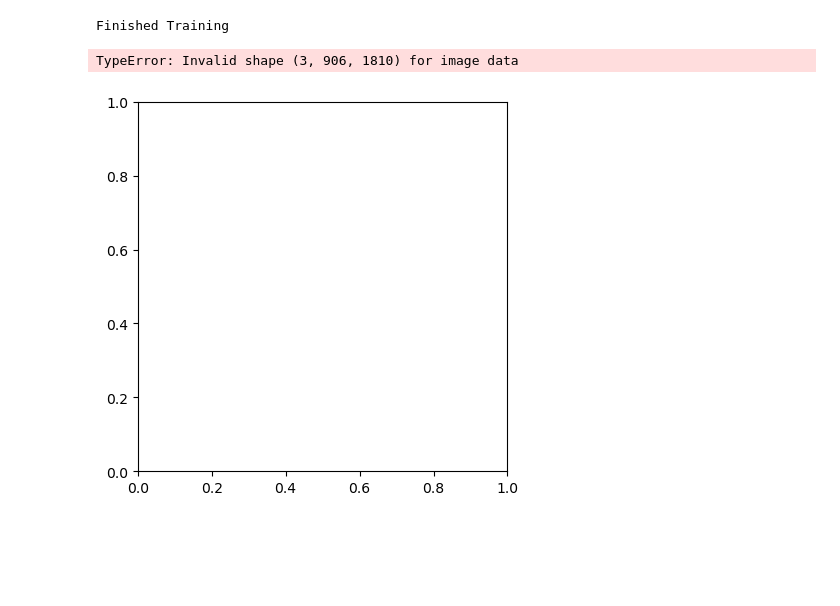
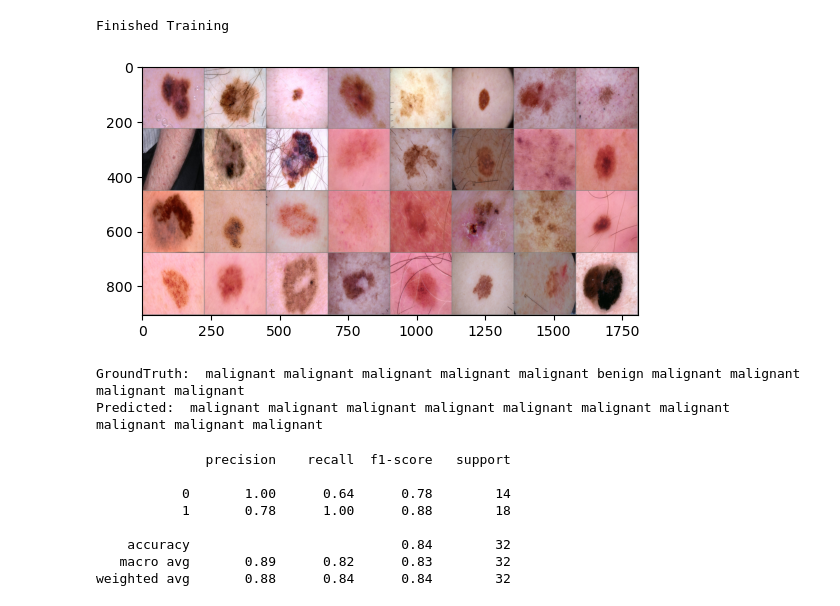
Before and after one commit to goldense2014/Springboard, a Jupyter notebook: Capstone 3/Capstone 3.ipynb, the cells around one changed output. Saved outputs shown, nothing was run; the diff lists cells and outputs as text; code cells hidden in the pictures; blank space fills up the shorter version.

```diff
--- a/Capstone 3/Capstone 3.ipynb
+++ b/Capstone 3/Capstone 3.ipynb
@@ -327,24 +308,48 @@ torch.save(net.state_dict(), PATH)
 # %%
 # Test the network
 # %%
+classes = ('benign', 'malignant')
 dataiter = iter(val_loader)
 images, labels = next(dataiter)
 
-# print images
-plt.imshow(torchvision.utils.make_grid(images))
-print('GroundTruth: ', ' '.join(f'{classes[labels[j]]:5s}' for j in range(4)))
+grid = torchvision.utils.make_grid(images)
+
+npimg = grid.numpy().transpose((1, 2, 0))
+
+# Function to unnormalize the image tensor
+def unnormalize(img):
+    img = img * 0.5 + 0.5  # reverse the normalization
+    return img
+
+# Unnormalize the grid before converting to numpy array
+grid = unnormalize(grid)
+npimg = grid.numpy().transpose((1, 2, 0))
+
+plt.imshow(npimg)
+plt.show()
+
+print('GroundTruth: ', ' '.join(f'{classes[labels[j]]:5s}' for j in range(10)))
 
 outputs = net(images)
 
-
-_, predicted = torch.max(outputs, 1)
+predicted = (torch.sigmoid(outputs) > 0.2).long()
 
 print('Predicted: ', ' '.join(f'{classes[predicted[j]]:5s}'
-                              for j in range(4)))
+                              for j in range(10)))
 # %% [output]
+[figure, new version]
-TypeError: Invalid shape (3, 906, 1810) for image data
+GroundTruth:  malignant malignant malignant malignant malignant benign malignant malignant malignant malignant
+Predicted:  malignant malignant malignant malignant malignant malignant malignant malignant malignant malignant
-[figure, old version]
 # %%
 # Evaluate performance on entire dataset
 # %%
 print(classification_report(labels.cpu(), predicted.cpu()))
+# %% [output]
+              precision    recall  f1-score   support
+
+           0       1.00      0.64      0.78        14
+           1       0.78      1.00      0.88        18
+
+    accuracy                           0.84        32
+   macro avg       0.89      0.82      0.83        32
+weighted avg       0.88      0.84      0.84        32
```
Also changed, not shown: parts of 5 cells of this notebook.
